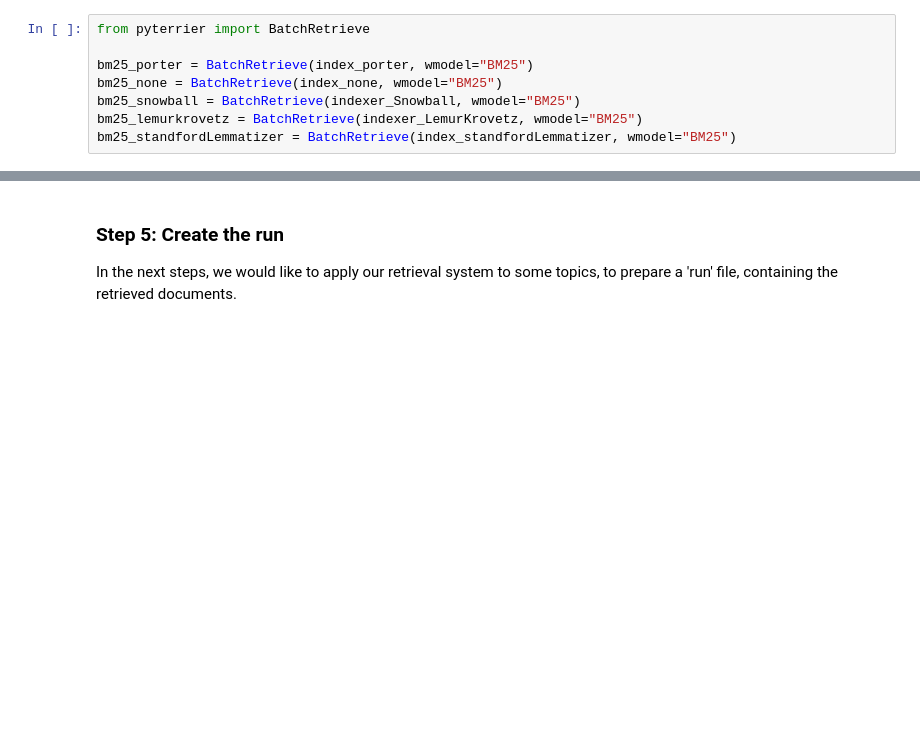
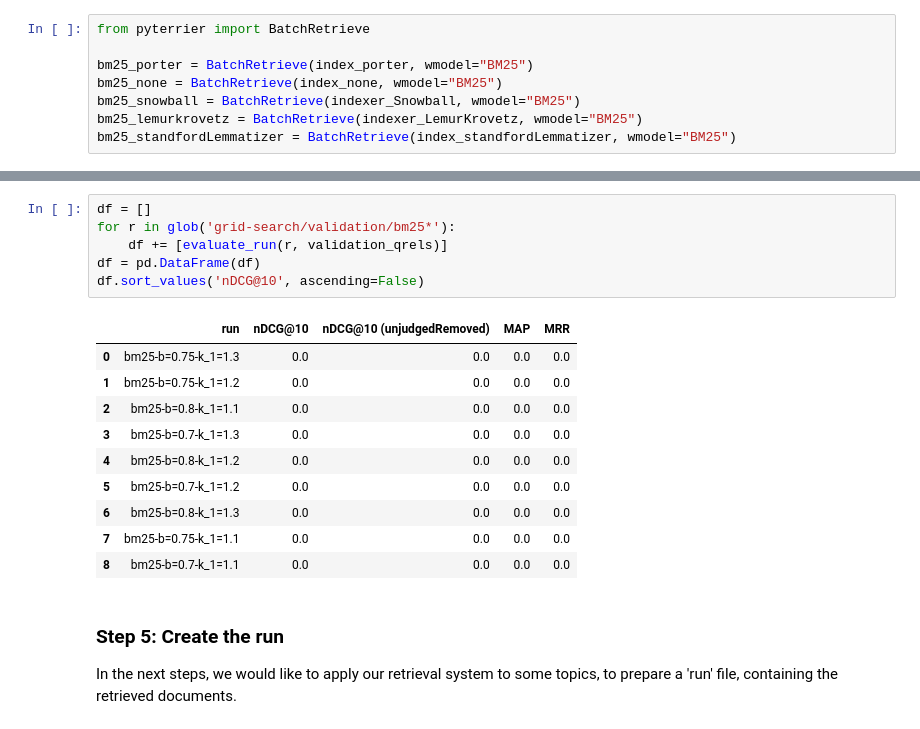
Before and after one commit to PatrickStahl/information-retrieval-exercise, a Jupyter notebook: baseline-retrieval-system/baseline-retrieval-system.ipynb, the cells around one changed output, grey strips where cells are left out. Cells and saved outputs as stored; diff of their text form; blank space fills up the shorter version.

```diff
--- a/baseline-retrieval-system/baseline-retrieval-system.ipynb
+++ b/baseline-retrieval-system/baseline-retrieval-system.ipynb
@@ -157,3 +321,20 @@ bm25_standfordLemmatizer = BatchRetrieve(index_standfordLemmatizer, wmodel="BM25
+# %%
+df = []
+for r in glob('grid-search/validation/bm25*'):
+    df += [evaluate_run(r, validation_qrels)]
+df = pd.DataFrame(df)
+df.sort_values('nDCG@10', ascending=False)
+# %% [output]
+|  | run | nDCG@10 | nDCG@10 (unjudgedRemoved) | MAP | MRR |
+| 0 | bm25-b=0.75-k_1=1.3 | 0.0 | 0.0 | 0.0 | 0.0 |
+| 1 | bm25-b=0.75-k_1=1.2 | 0.0 | 0.0 | 0.0 | 0.0 |
+| 2 | bm25-b=0.8-k_1=1.1 | 0.0 | 0.0 | 0.0 | 0.0 |
+| 3 | bm25-b=0.7-k_1=1.3 | 0.0 | 0.0 | 0.0 | 0.0 |
+| 4 | bm25-b=0.8-k_1=1.2 | 0.0 | 0.0 | 0.0 | 0.0 |
+| 5 | bm25-b=0.7-k_1=1.2 | 0.0 | 0.0 | 0.0 | 0.0 |
+| 6 | bm25-b=0.8-k_1=1.3 | 0.0 | 0.0 | 0.0 | 0.0 |
+| 7 | bm25-b=0.75-k_1=1.1 | 0.0 | 0.0 | 0.0 | 0.0 |
+| 8 | bm25-b=0.7-k_1=1.1 | 0.0 | 0.0 | 0.0 | 0.0 |
 # %% [markdown]
 ### Step 5: Create the run
 In the next steps, we would like to apply our retrieval system to some topics, to prepare a 'run' file, containing the retrieved documents.
```
Also changed, not shown: parts of 20 cells of this notebook, 22 other files.
